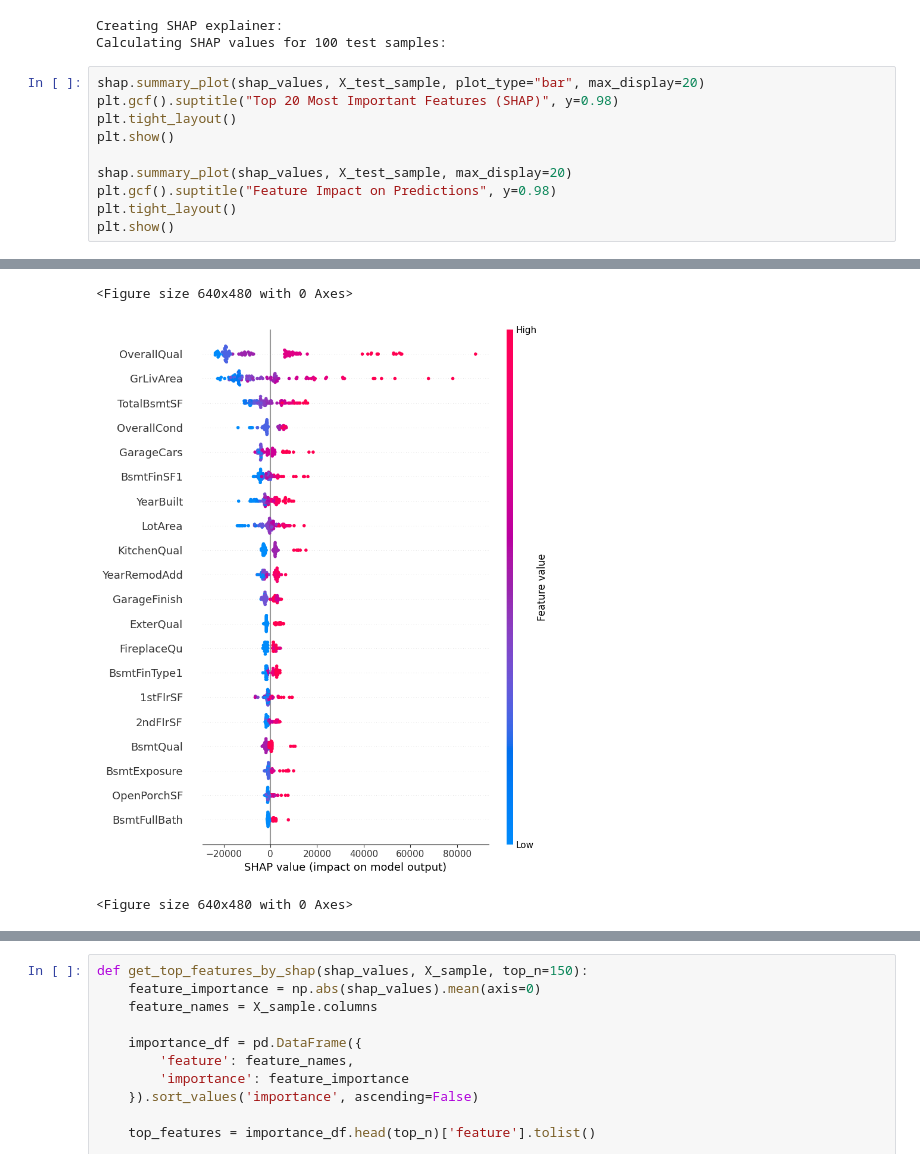
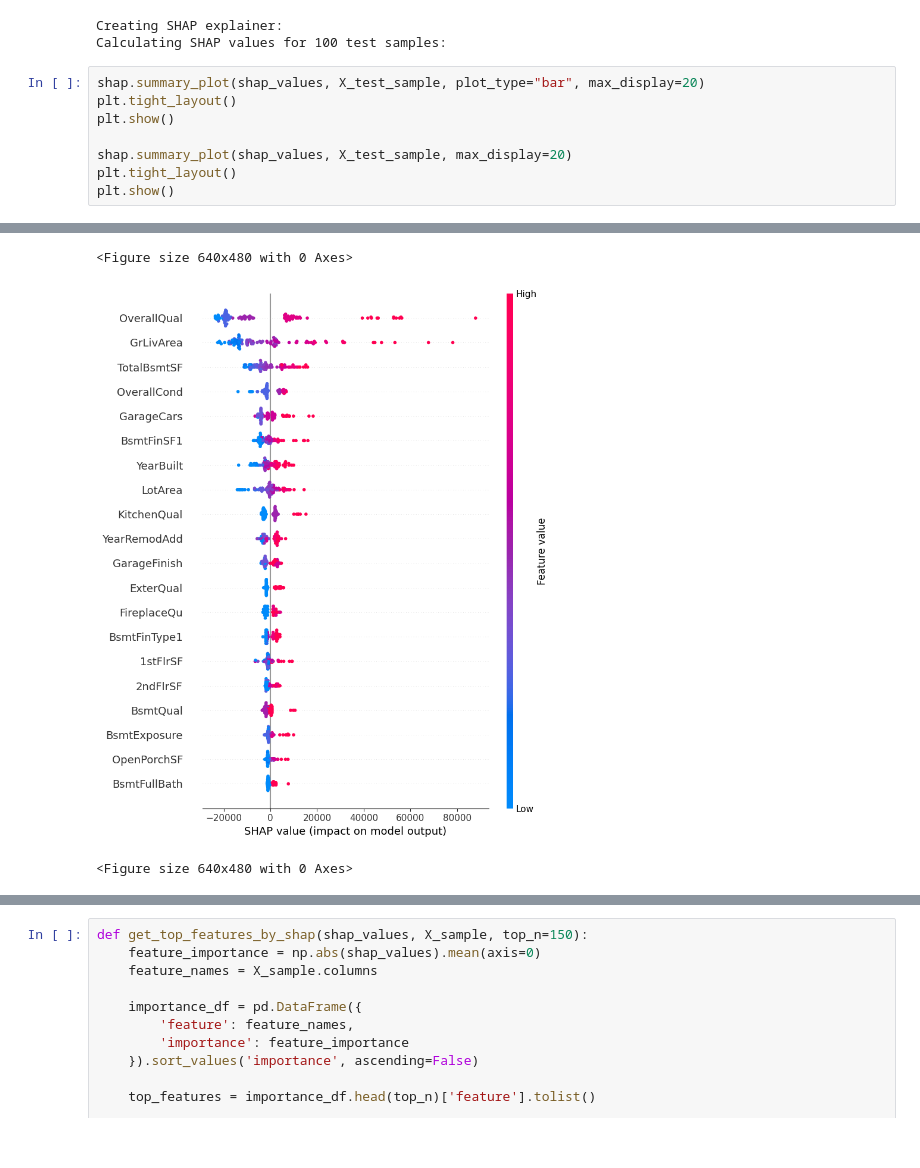
Before and after one commit to gayatrikam/estate-anomaly-detector, a Jupyter notebook: model/shaps.ipynb, the cells around one changed output, grey strips where cells are left out. Drawn from its saved outputs; the diff is of its cells as text.

```diff
--- a/model/shaps.ipynb
+++ b/model/shaps.ipynb
@@ -77,18 +77,16 @@ Creating SHAP explainer:
 Calculating SHAP values for 100 test samples:
 # %%
 shap.summary_plot(shap_values, X_test_sample, plot_type="bar", max_display=20)
-plt.gcf().suptitle("Top 20 Most Important Features (SHAP)", y=0.98)
 plt.tight_layout()
 plt.show()
 
 shap.summary_plot(shap_values, X_test_sample, max_display=20)
-plt.gcf().suptitle("Feature Impact on Predictions", y=0.98)
 plt.tight_layout()
 plt.show()
 # %% [output]
 [figure]
 <Figure size 640x480 with 0 Axes>
-[figure, old version]
+[figure, new version]
 <Figure size 640x480 with 0 Axes>
 # %%
 def shap_analysis_gbr(model, X_train, X_test, sample_size=100):
```
Also changed, not shown: parts of 1 cell of this notebook.
